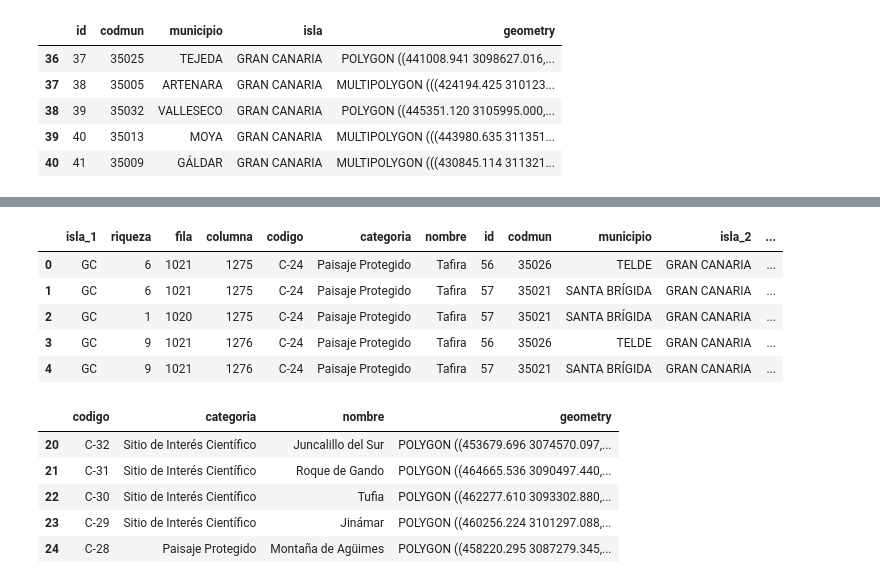
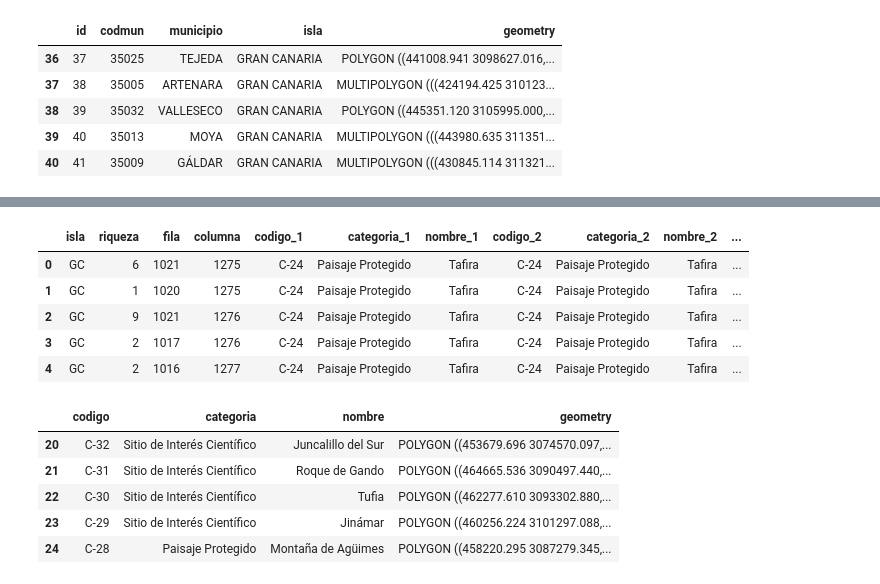
Before and after one commit to Juankkar/QGIS_IDECanarias_data, a Jupyter notebook: src/geopandas.ipynb, the cells around one changed output, grey strips where cells are left out. Saved outputs shown, nothing was run; the diff lists cells and outputs as text; code cells hidden in the pictures.

```diff
--- a/src/geopandas.ipynb
+++ b/src/geopandas.ipynb
@@ -109,10 +110,8 @@ gc_municipios.head()
 | 39 | 40 | 35013 | MOYA | GRAN CANARIA | MULTIPOLYGON (((443980.635 311351... |
 | 40 | 41 | 35009 | GÁLDAR | GRAN CANARIA | MULTIPOLYGON (((430845.114 311321... |
 # %%
-filtro_tafira = eennpp["nombre"] == "Tafira"
+# filtro_tafira = eennpp["nombre"] == "Tafira"
+filtro_tafira = eennpp["nombre"].isin(["Tafira", "Bandama"])
 eennpp_tafira = eennpp[filtro_tafira]
-eennpp_tafira_muni = gpd.overlay(eennpp_tafira,
-                                 gc_municipios,
-                                 how="intersection")
-eennpp_tafira_muni.head()
+eennpp_tafira.head()
 # %% [output]
@@ -135,18 +121,18 @@ eennpp_bandama_muni.head()
 # %%
 especies_protegiodas_tafira = gpd.overlay(especies_protegidas,
                                           eennpp_tafira,
                                           how="intersection")
 especies_protegiodas_tafira_muni = gpd.overlay(especies_protegiodas_tafira,
-                                               municipios,
+                                               eennpp_tafira,
                                                how="intersection")
 especies_protegiodas_tafira_muni.head()
 # %% [output]
-|  | isla_1 | riqueza | fila | columna | codigo | categoria | nombre | id | codmun | municipio | isla_2 | ... |
-| 0 | GC | 6 | 1021 | 1275 | C-24 | Paisaje Protegido | Tafira | 56 | 35026 | TELDE | GRAN CANARIA | ... |
-| 1 | GC | 6 | 1021 | 1275 | C-24 | Paisaje Protegido | Tafira | 57 | 35021 | SANTA BRÍGIDA | GRAN CANARIA | ... |
-| 2 | GC | 1 | 1020 | 1275 | C-24 | Paisaje Protegido | Tafira | 57 | 35021 | SANTA BRÍGIDA | GRAN CANARIA | ... |
-| 3 | GC | 9 | 1021 | 1276 | C-24 | Paisaje Protegido | Tafira | 56 | 35026 | TELDE | GRAN CANARIA | ... |
-| 4 | GC | 9 | 1021 | 1276 | C-24 | Paisaje Protegido | Tafira | 57 | 35021 | SANTA BRÍGIDA | GRAN CANARIA | ... |
+|  | isla | riqueza | fila | columna | codigo_1 | categoria_1 | nombre_1 | codigo_2 | categoria_2 | nombre_2 | ... |
+| 0 | GC | 6 | 1021 | 1275 | C-24 | Paisaje Protegido | Tafira | C-24 | Paisaje Protegido | Tafira | ... |
+| 1 | GC | 1 | 1020 | 1275 | C-24 | Paisaje Protegido | Tafira | C-24 | Paisaje Protegido | Tafira | ... |
+| 2 | GC | 9 | 1021 | 1276 | C-24 | Paisaje Protegido | Tafira | C-24 | Paisaje Protegido | Tafira | ... |
+| 3 | GC | 2 | 1017 | 1276 | C-24 | Paisaje Protegido | Tafira | C-24 | Paisaje Protegido | Tafira | ... |
+| 4 | GC | 2 | 1016 | 1277 | C-24 | Paisaje Protegido | Tafira | C-24 | Paisaje Protegido | Tafira | ... |
 # %%
 filtro = eennpp["codigo"].str.startswith("C")
 eennp_gran_canaria = eennpp[filtro]
```
Also changed, not shown: parts of 5 cells of this notebook.
